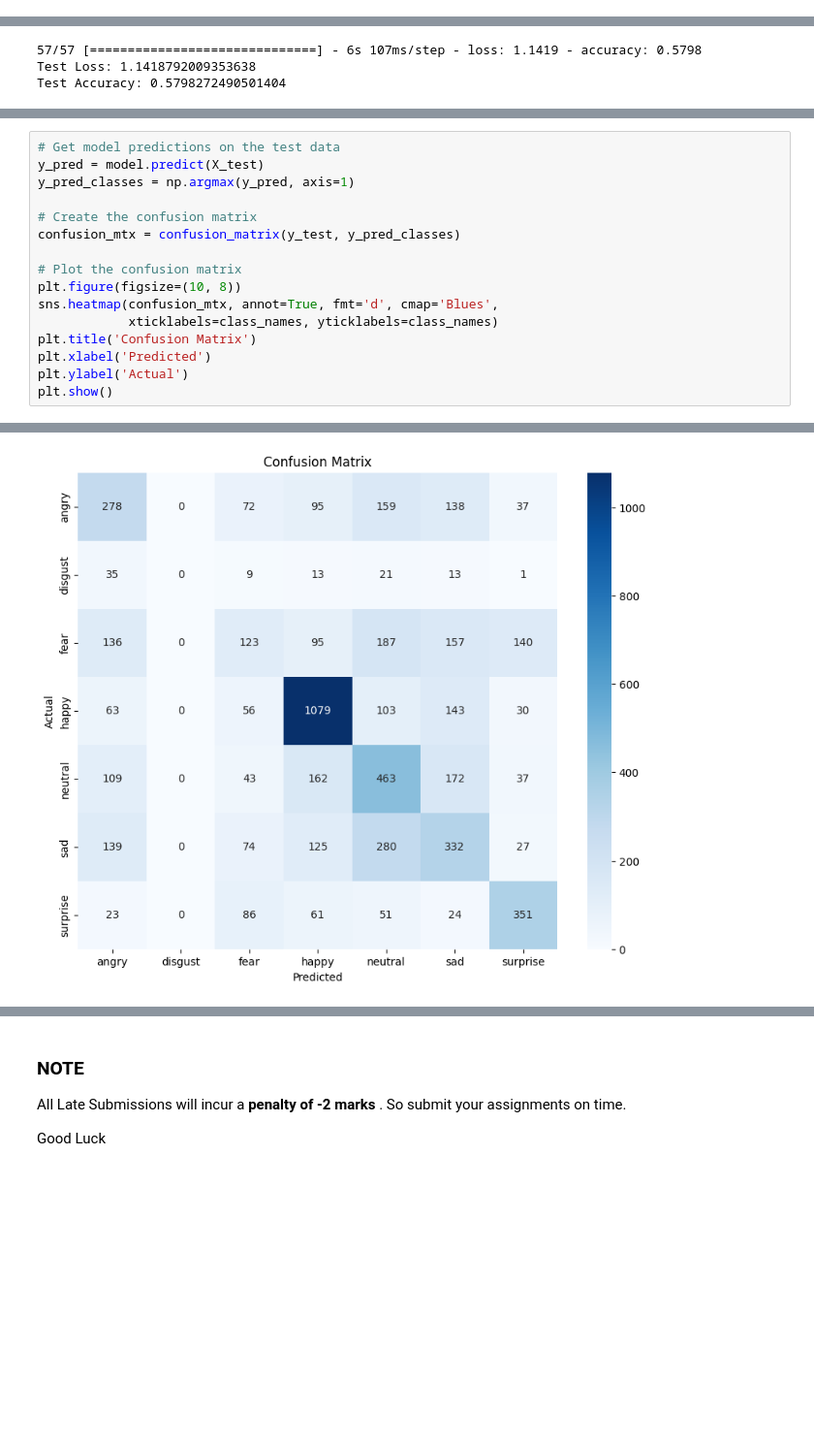
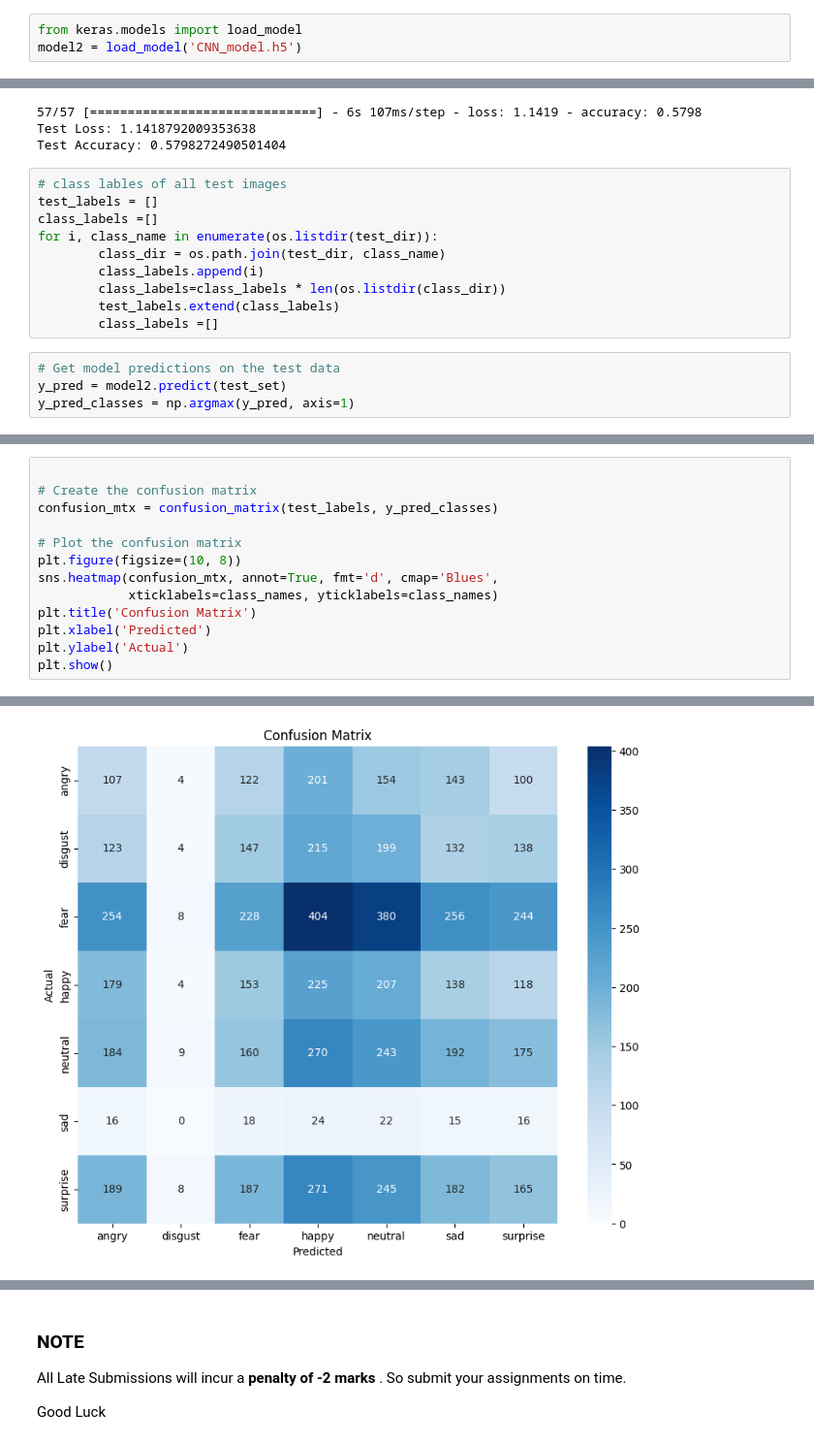
Before and after one commit to infi69/Hello-world, a Jupyter notebook: DL_Assignment2_CNN.ipynb, the cells around one changed output, grey strips where cells are left out. Shown: that part at 97% size. Drawn from its saved outputs; the diff is of its cells as text; blank space fills up the shorter version.

```diff
--- a/DL_Assignment2_CNN.ipynb
+++ b/DL_Assignment2_CNN.ipynb
@@ -403,6 +397,9 @@ Epoch 10/10
 225/225 [==============================] - 31s 136ms/step - loss: 0.9319 - accuracy: 0.6482 - val_loss: 1.1419 - val_accuracy: 0.5798
 # %%
 model2.save('CNN_model.h5')
+# %%
+from keras.models import load_model
+model2 = load_model('CNN_model.h5')
 # %% [markdown]
 # 6. Test the model
 # %%
@@ -498,3 +503,17 @@ print("Test Accuracy:", test_accuracy)
 57/57 [==============================] - 6s 107ms/step - loss: 1.1419 - accuracy: 0.5798
 Test Loss: 1.1418792009353638
 Test Accuracy: 0.5798272490501404
+# %%
+# class lables of all test images
+test_labels = []
+class_labels =[]
+for i, class_name in enumerate(os.listdir(test_dir)):
+        class_dir = os.path.join(test_dir, class_name)
+        class_labels.append(i)
+        class_labels=class_labels * len(os.listdir(class_dir))
+        test_labels.extend(class_labels)
+        class_labels =[]
+# %%
+# Get model predictions on the test data
+y_pred = model2.predict(test_set)
+y_pred_classes = np.argmax(y_pred, axis=1)
@@ -501,10 +522,7 @@ Test Accuracy: 0.5798272490501404
 # %%
-# Get model predictions on the test data
-y_pred = model.predict(X_test)
-y_pred_classes = np.argmax(y_pred, axis=1)
 
 # Create the confusion matrix
-confusion_mtx = confusion_matrix(y_test, y_pred_classes)
+confusion_mtx = confusion_matrix(test_labels, y_pred_classes)
 
 # Plot the confusion matrix
 plt.figure(figsize=(10, 8))
@@ -519,2 +536,2 @@ plt.show()
-[figure, old version]
+[figure, new version]
 # %%
```
Also changed, not shown: parts of 11 cells of this notebook.
